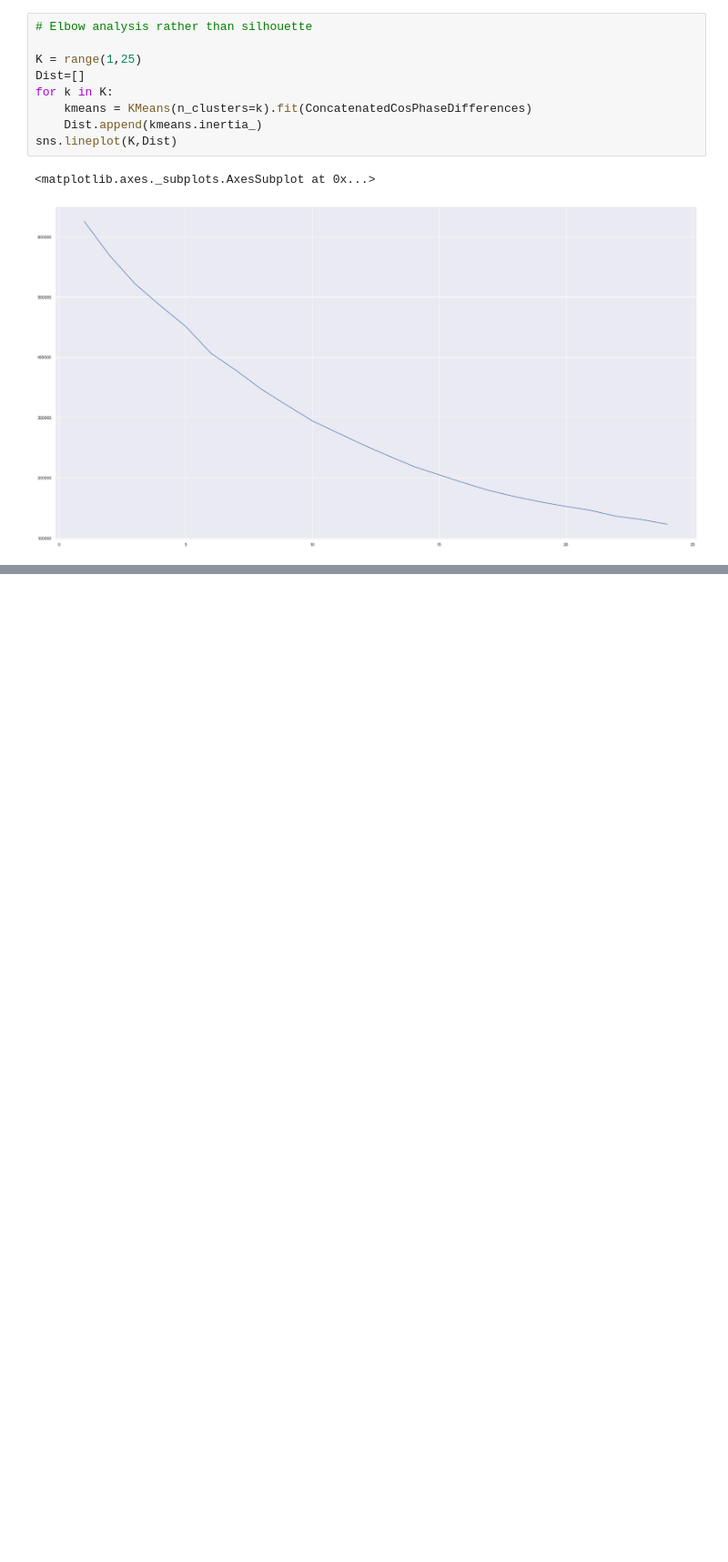
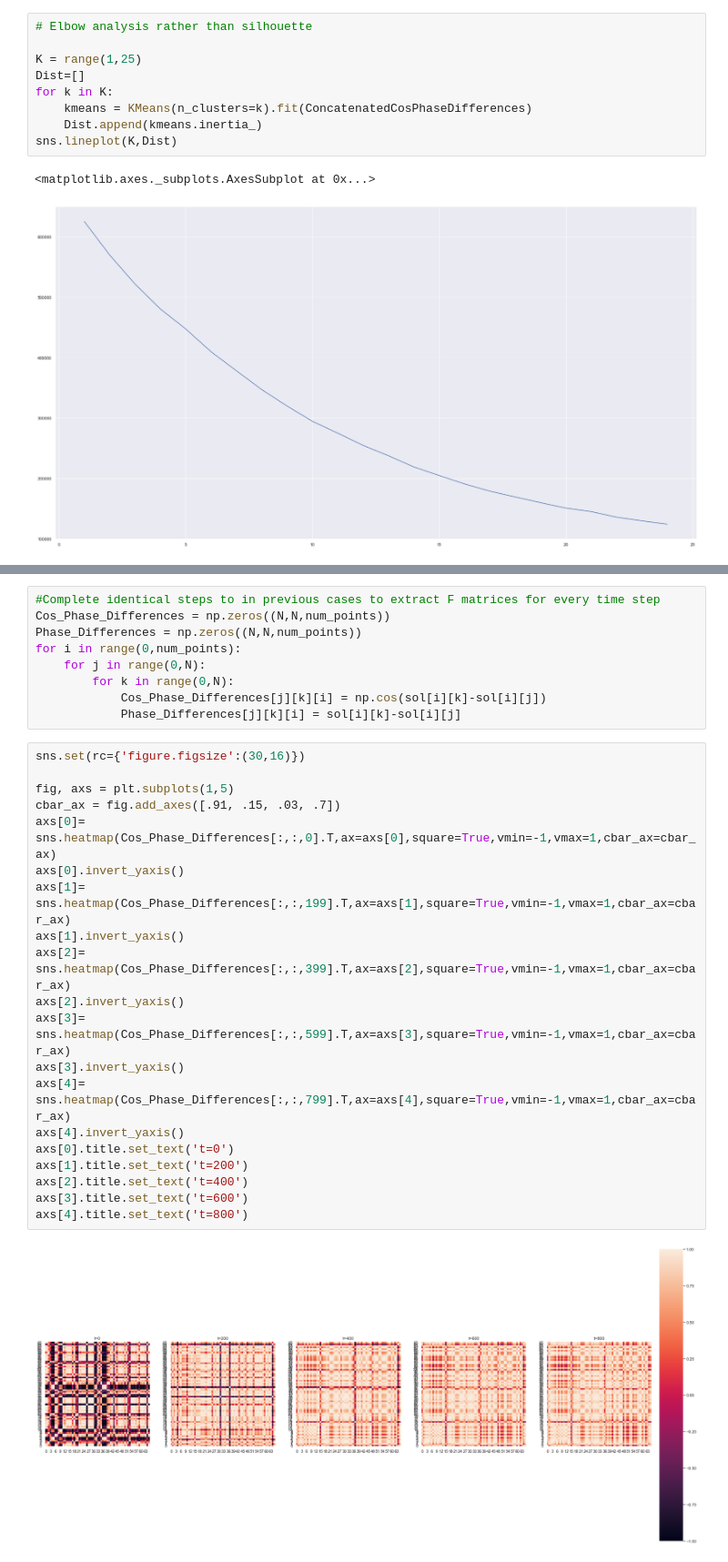
Before and after one commit to rnartallo/kuramotocontrol, a Jupyter notebook: PhaseLocking.ipynb, the cells around one changed output, grey strips where cells are left out. Shown at 91% size. Cells and saved outputs as stored; diff of their text form; blank space fills up the shorter version.

```diff
--- a/PhaseLocking.ipynb
+++ b/PhaseLocking.ipynb
@@ -355,0 +379,31 @@ sns.lineplot(K,Dist)
+# %%
+#Complete identical steps to in previous cases to extract F matrices for every time step
+Cos_Phase_Differences = np.zeros((N,N,num_points))
+Phase_Differences = np.zeros((N,N,num_points))
+for i in range(0,num_points):
+    for j in range(0,N):
+        for k in range(0,N):
+            Cos_Phase_Differences[j][k][i] = np.cos(sol[i][k]-sol[i][j])
+            Phase_Differences[j][k][i] = sol[i][k]-sol[i][j]
+# %%
+sns.set(rc={'figure.figsize':(30,16)})
+
+fig, axs = plt.subplots(1,5)
+cbar_ax = fig.add_axes([.91, .15, .03, .7])
+axs[0]= sns.heatmap(Cos_Phase_Differences[:,:,0].T,ax=axs[0],square=True,vmin=-1,vmax=1,cbar_ax=cbar_ax)
+axs[0].invert_yaxis()
+axs[1]= sns.heatmap(Cos_Phase_Differences[:,:,199].T,ax=axs[1],square=True,vmin=-1,vmax=1,cbar_ax=cbar_ax)
+axs[1].invert_yaxis()
+axs[2]= sns.heatmap(Cos_Phase_Differences[:,:,399].T,ax=axs[2],square=True,vmin=-1,vmax=1,cbar_ax=cbar_ax)
+axs[2].invert_yaxis()
+axs[3]= sns.heatmap(Cos_Phase_Differences[:,:,599].T,ax=axs[3],square=True,vmin=-1,vmax=1,cbar_ax=cbar_ax)
+axs[3].invert_yaxis()
+axs[4]= sns.heatmap(Cos_Phase_Differences[:,:,799].T,ax=axs[4],square=True,vmin=-1,vmax=1,cbar_ax=cbar_ax)
+axs[4].invert_yaxis()
+axs[0].title.set_text('t=0')
+axs[1].title.set_text('t=200')
+axs[2].title.set_text('t=400')
+axs[3].title.set_text('t=600')
+axs[4].title.set_text('t=800')
+# %% [output]
+[figure, added]
```
Also changed, not shown: parts of 9 cells of this notebook, 1 other file.
